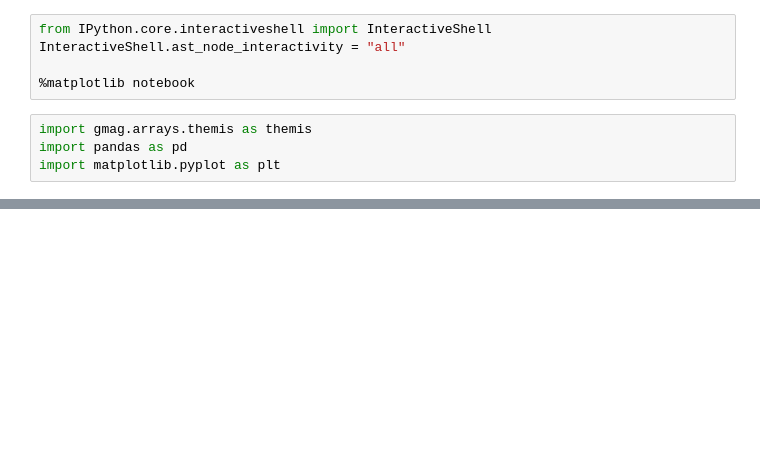
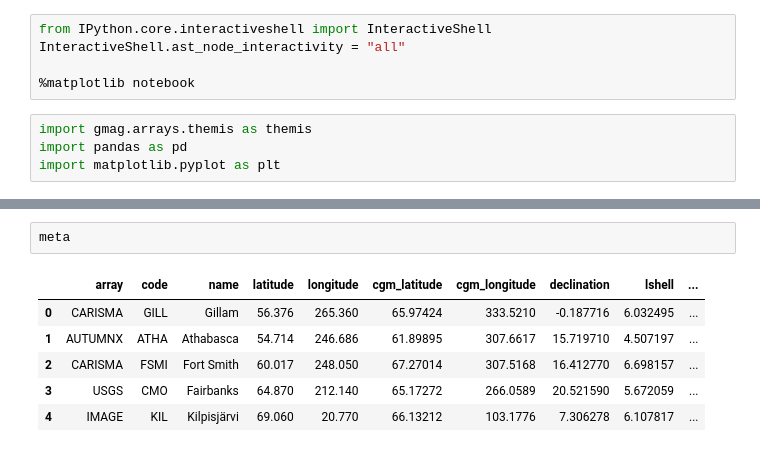
Before and after one commit to kylermurphy/gmag, a Jupyter notebook: notebooks/THEMIS_example.ipynb, the cells around one changed output, grey strips where cells are left out. Drawn from its saved outputs; the diff is of its cells as text; blank space fills up the shorter version.

```diff
--- a/notebooks/THEMIS_example.ipynb
+++ b/notebooks/THEMIS_example.ipynb
@@ -55,3 +64,12 @@ df.tail()
+# %%
+meta
+# %% [output]
+|  | array | code | name | latitude | longitude | cgm_latitude | cgm_longitude | declination | lshell | ... |
+| 0 | CARISMA | GILL | Gillam | 56.376 | 265.360 | 65.97424 | 333.5210 | -0.187716 | 6.032495 | ... |
+| 1 | AUTUMNX | ATHA | Athabasca | 54.714 | 246.686 | 61.89895 | 307.6617 | 15.719710 | 4.507197 | ... |
+| 2 | CARISMA | FSMI | Fort Smith | 60.017 | 248.050 | 67.27014 | 307.5168 | 16.412770 | 6.698157 | ... |
+| 3 | USGS | CMO | Fairbanks | 64.870 | 212.140 | 65.17272 | 266.0589 | 20.521590 | 5.672059 | ... |
+| 4 | IMAGE | KIL | Kilpisjärvi | 69.060 | 20.770 | 66.13212 | 103.1776 | 7.306278 | 6.107817 | ... |
 # %%
 # note you can plot with panda's, however there
 #is an issue with determining the x-axis ticks
```
Also changed, not shown: parts of 5 cells of this notebook, 4 other files.
